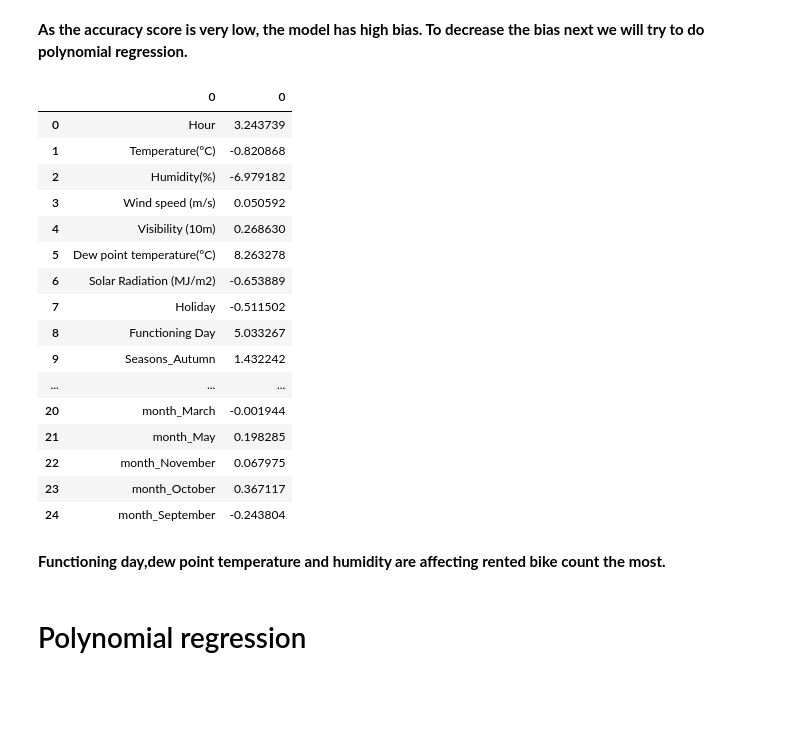
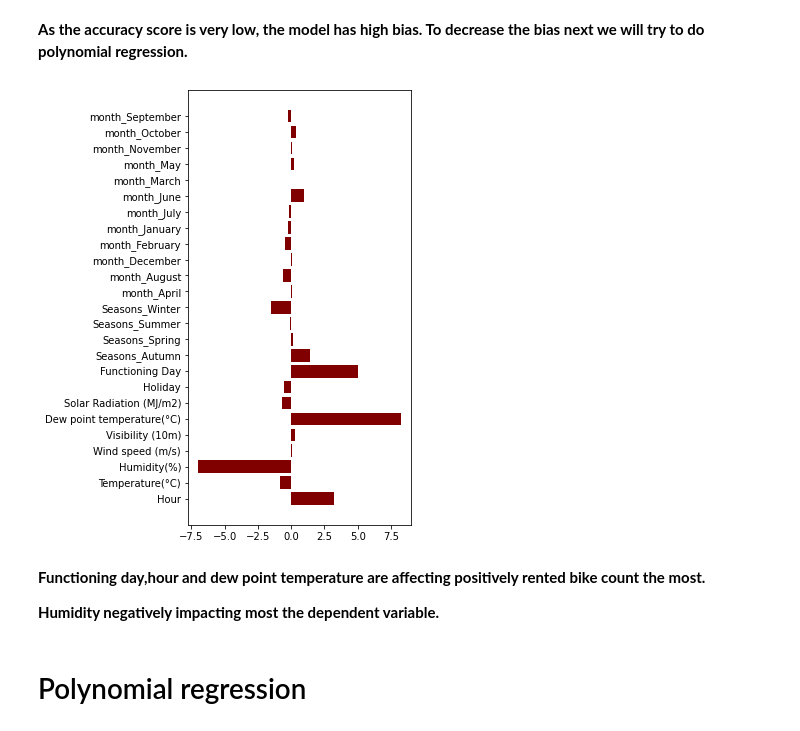
Before and after one commit to OmPrakashGH/Bike-Sharing-Demand-Prediction, a Jupyter notebook: Bike_Sharing_Demand_Prediction_Capstone_Project.ipynb, the cells around one changed output. Saved outputs shown, nothing was run; the diff lists cells and outputs as text; code cells hidden in the pictures; blank space fills up the shorter version.

```diff
--- a/Bike_Sharing_Demand_Prediction_Capstone_Project.ipynb
+++ b/Bike_Sharing_Demand_Prediction_Capstone_Project.ipynb
@@ -484,28 +534,21 @@ test r2 score : 0.5803383653606353
 np.set_printoptions(suppress=True)
 # %%
 coefficients = pd.concat([pd.DataFrame(X.columns),pd.DataFrame(np.transpose(reg.coef_))], axis = 1)
-# %%
-coefficients
-# %% [output]
-|  | 0 | 0 |
-| 0 | Hour | 3.243739 |
-| 1 | Temperature(°C) | -0.820868 |
-| 2 | Humidity(%) | -6.979182 |
-| 3 | Wind speed (m/s) | 0.050592 |
-| 4 | Visibility (10m) | 0.268630 |
-| 5 | Dew point temperature(°C) | 8.263278 |
-| 6 | Solar Radiation (MJ/m2) | -0.653889 |
-| 7 | Holiday | -0.511502 |
-| 8 | Functioning Day | 5.033267 |
-| 9 | Seasons_Autumn | 1.432242 |
-| ... | ... | ... |
-| 20 | month_March | -0.001944 |
-| 21 | month_May | 0.198285 |
-| 22 | month_November | 0.067975 |
-| 23 | month_October | 0.367117 |
-| 24 | month_September | -0.243804 |
+# %%
+coef = coefficients.iloc[:,0]
+val = coefficients.iloc[:,1]
+# %%
+# creating the bar plot of feature importance
+fig_dims = (4,8)
+fig = plt.subplots(figsize=fig_dims)
+plt.barh(coef, val, color ='maroon')
+plt.show()
+# %% [output]
+[figure, added]
 # %% [markdown]
-**Functioning day,dew point temperature and humidity are affecting rented bike count the most.**
+**Functioning day,hour and dew point temperature are affecting positively rented bike count the most.**
+
+**Humidity negatively impacting most the dependent variable.**
 # %% [markdown]
 # Polynomial regression
 # %%
```
Also changed, not shown: parts of 63 cells of this notebook.
